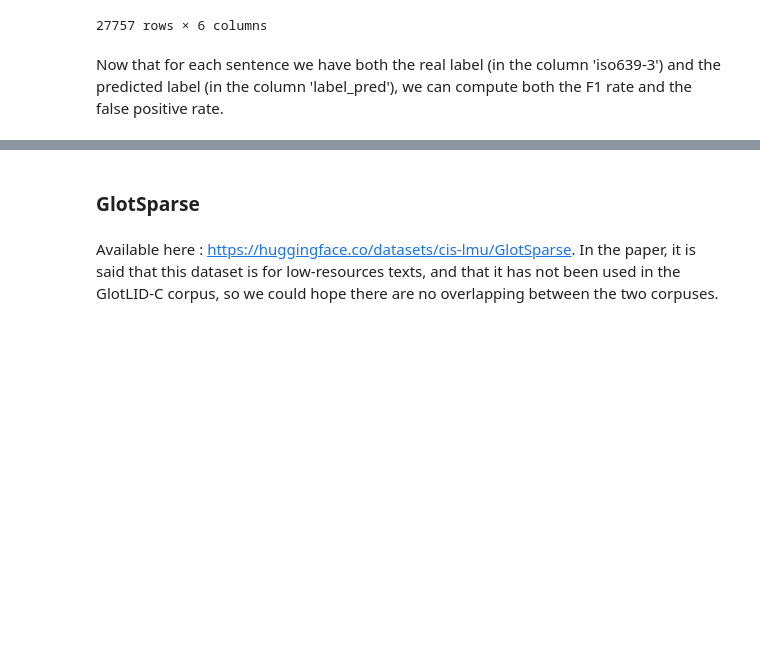
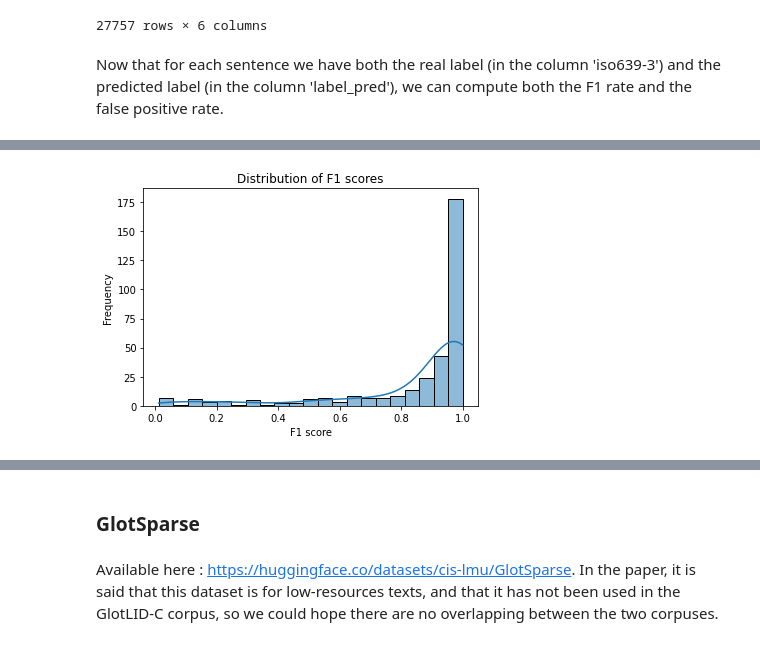
Before and after one commit to HugoCapot/Natural-Language-Processing-ENSAE-3A, a Jupyter notebook: Code NLP Hugo CAPOT.ipynb, the cells around one changed output, grey strips where cells are left out. Drawn from its saved outputs; the diff is of its cells as text; code cells hidden in the pictures; blank space fills up the shorter version.

```diff
--- a/Code NLP Hugo CAPOT.ipynb
+++ b/Code NLP Hugo CAPOT.ipynb
@@ -832,2 +825,12 @@ result_udhr_df
+# %%
+# Distribution plot
+plt.figure()
+sns.histplot(result_udhr_df['f1_score'], kde=True)
+plt.title("Distribution of F1 scores")
+plt.xlabel("F1 score")
+plt.ylabel("Frequency")
+plt.show()
+# %% [output]
+[figure, added]
 # %%
 sorted_result_udhr_df = result_udhr_df.sort_values(by=['f1_score'])
```
Also changed, not shown: parts of 8 cells of this notebook, 1 other file.
